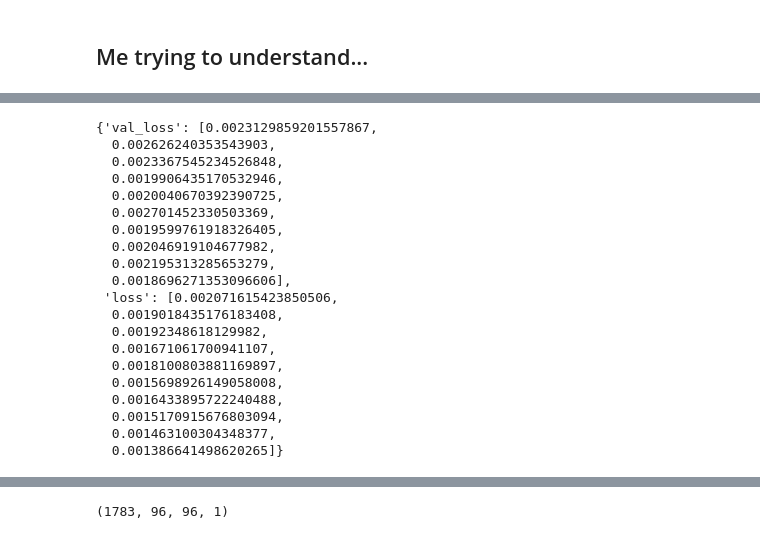
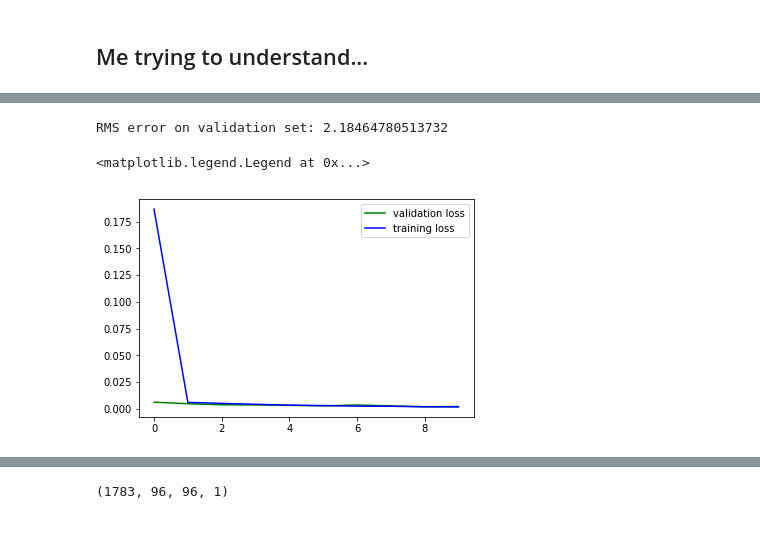
Before and after one commit to alexdauenhauer/MIDS_W207_facial_recognition, a Jupyter notebook: Alex_testlab.ipynb, the cells around one changed output, grey strips where cells are left out. Cells and saved outputs as stored; diff of their text form; code cells hidden in the pictures.

```diff
--- a/Alex_testlab.ipynb
+++ b/Alex_testlab.ipynb
@@ -338,12 +408,13 @@ model.add(Dense(30))
 # input_shape = [batch, in_nodes] = [batch, 500]
 # output_shape = [batch, num_classes] = [batch, 30]
 
-# sgd = keras.optimizers.SGD(lr=0.01, decay=1e-6, momentum=0.9, nesterov=True)
-adagrad = keras.optimizers.Adagrad(lr=0.01, epsilon=None, decay=0.0)
-model.compile(loss='mean_squared_error', optimizer=adagrad)
+# opt = keras.optimizers.SGD(lr=0.01, decay=1e-6, momentum=0.9, nesterov=True)
+# opt = keras.optimizers.Adagrad()
+opt = keras.optimizers.Nadam()
+model.compile(loss='mean_squared_error', optimizer=opt)
 # %%
 time_callback = TimeHistory()
-hist = model.fit(
+hist1 = model.fit(
     train_data, train_labels,
     batch_size=32,
     epochs=10,
@@ -351,7 +422,7 @@ hist = model.fit(
     verbose=1,
     callbacks=[keras.callbacks.History(), time_callback]
 )
-print('\nRMS error on validation set:', np.sqrt(hist.history['val_loss'][-1]) * 48)
+print('\nRMS error on validation set:', np.sqrt(hist1.history['val_loss'][-1]) * 48)
 print('Total runtime (minutes):', round(np.sum(time_callback.times) / 60, 2))
 # %% [output]
 Train on 1712 samples, validate on 428 samples
@@ -397,23 +445,14 @@ hist.history
-# %%
-model.history.history
-# %% [output]
-{'val_loss': [0.0023129859201557867,
-  0.002626240353543903,
-  0.0023367545234526848,
-  0.0019906435170532946,
-  0.0020040670392390725,
-  0.002701452330503369,
-  0.0019599761918326405,
-  0.002046919104677982,
-  0.002195313285653279,
-  0.0018696271353096606],
- 'loss': [0.002071615423850506,
-  0.0019018435176183408,
-  0.00192348618129982,
-  0.001671061700941107,
-  0.0018100803881169897,
-  0.0015698926149058008,
-  0.0016433895722240488,
-  0.0015170915676803094,
-  0.001463100304348377,
-  0.001386641498620265]}
+# %%
+print('\nRMS error on validation set:', np.sqrt(hist1.history['val_loss'][-1]) * 48)
+# %% [output]
+RMS error on validation set: 2.18464780513732
+# %%
+val_rms = np.sqrt(hist1.history['val_loss']) * 48
+train_rms = np.sqrt(hist1.history['loss']) * 48
+
+plt.plot(val_rms, 'g-')
+plt.plot(train_rms, 'b-')
+plt.legend(['validation loss','training loss'])
+# %% [output]
+<matplotlib.legend.Legend at 0x...>
+[figure, added]
```
Also changed, not shown: parts of 22 cells of this notebook.
